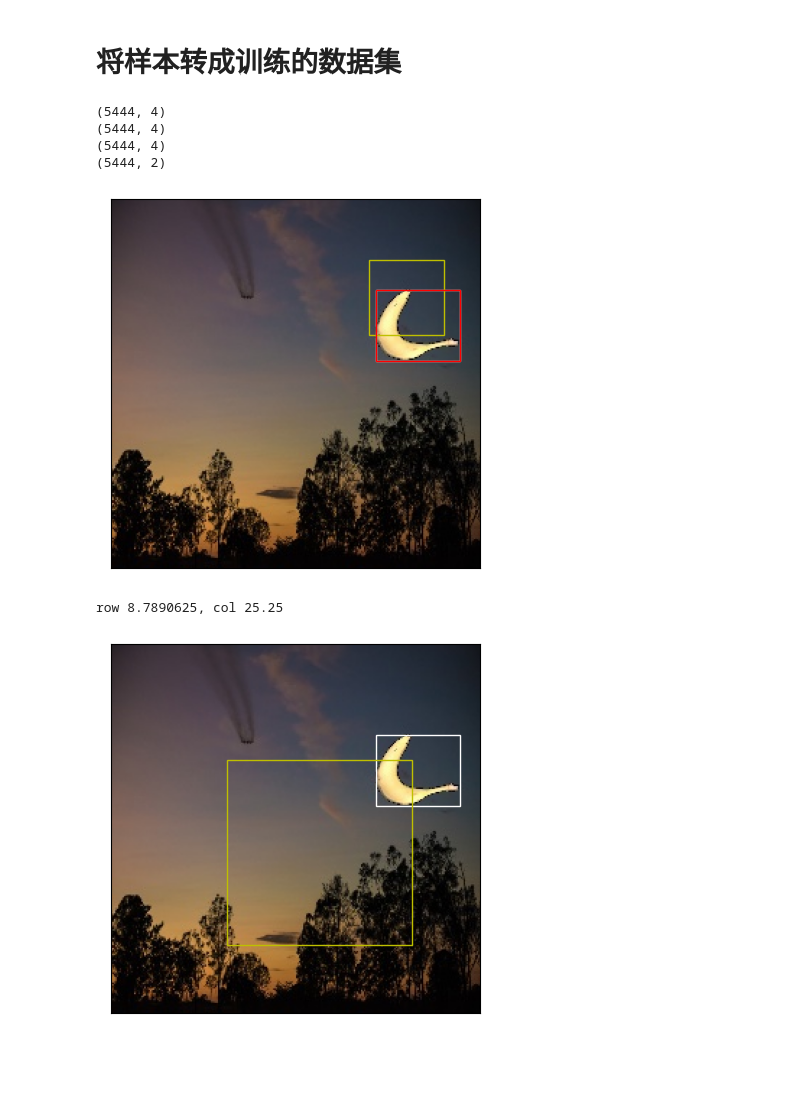
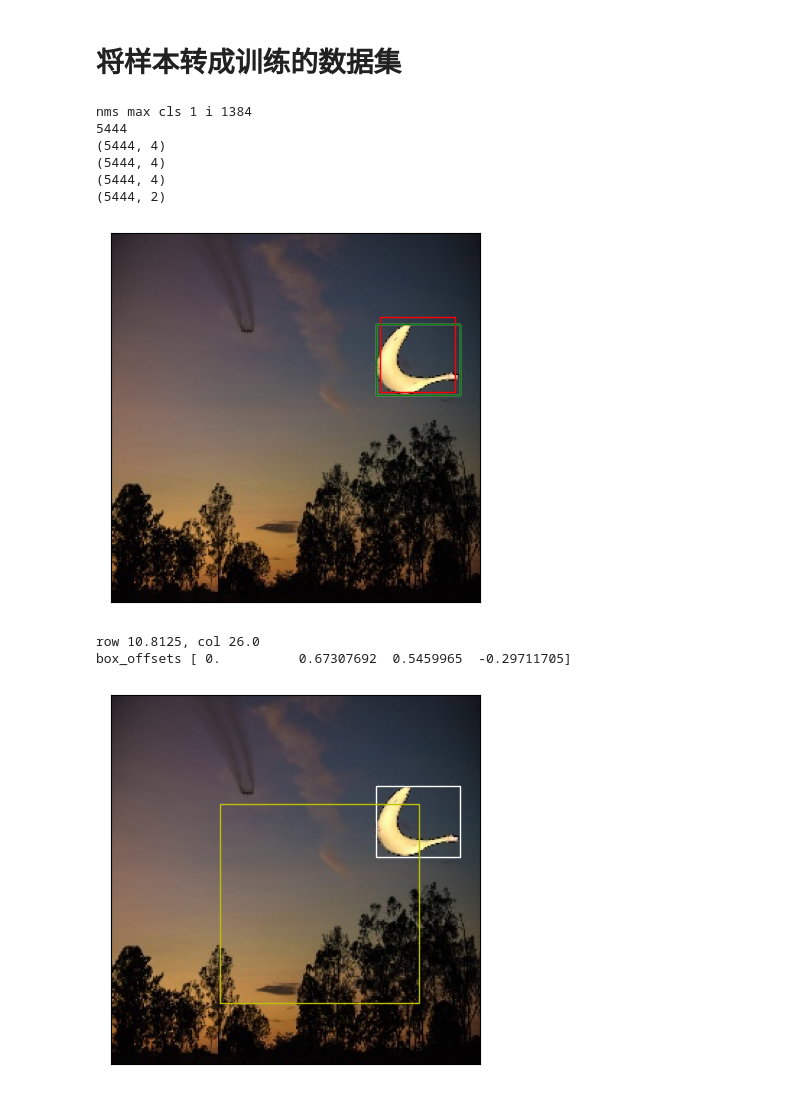
Before and after one commit to ghnjk/object_detect_ai, a Jupyter notebook: 目标检测锚框.ipynb, the cells around one changed output. Cells and saved outputs as stored; diff of their text form; code cells hidden in the pictures; blank space fills up the shorter version.

```diff
--- a/目标检测锚框.ipynb
+++ b/目标检测锚框.ipynb
@@ -112,7 +112,7 @@ anchors=DetectAnchorBoxGenerator().generate(height, width, 10, 10, 0.2, 1)
 anchors=[to_box(i) for i in np.array(anchors).reshape((-1, 4))]
 print(len(anchors))
 label_boxes=[to_box(label)]
-box_offsets, box_masks, class_labels=DetectAnchorBoxMatcher(0.1).match_label_boxes(anchors, label_boxes)
+box_offsets, box_masks, class_labels=DetectAnchorBoxMatcher(0.6).match_label_boxes(anchors, label_boxes)
 
 
 plt.figure()
@@ -172,66 +166,70 @@ layer_params=[
     {
         "h": 32,
         "w": 32,
-        "scales": [0.1, 0.2],
+        "scales": [0.2, 0.272],
         "aspect_ratios": [1, 0.5, 2]
     },
     {
         "h": 16,
         "w": 16,
-        "scales": [0.3, 0.4],
+        "scales": [0.37, 0.447],
         "aspect_ratios": [1, 0.5, 2]
     },
     {
         "h": 8,
         "w": 8,
-        "scales": [0.5, 0.6],
+        "scales": [0.54, 0.619],
         "aspect_ratios": [1, 0.5, 2]
     },
     {
         "h": 4,
         "w": 4,
-        "scales": [0.7, 0.8],
+        "scales": [0.71, 0.79],
         "aspect_ratios": [1, 0.5, 2]
     },
     {
         "h": 1,
         "w": 1,
-        "scales": [0.85, 0.95],
+        "scales": [0.88, 0.961],
         "aspect_ratios": [1, 0.5, 2]
     },
 ]
 anchors, box_offsets, box_masks, class_labels=gen_multi_layer_anchor_sample(height, width, label_boxes, layer_params)
+print(len(anchors))
 print(anchors.shape)
 print(box_offsets.shape)
 print(box_masks.shape)
 print(class_labels.shape)
 
 for i in range(len(anchors)):
     if np.sum(box_masks[i]) <= 0:
         continue
     plt.figure()
     d2l_banana_ds.draw_image(image, label)
     box=to_box(anchors[i])
-    box.draw("y")
+    box.draw("r")
     label_box=m.anchor_to_label_box(box, box_offsets[i])
-    label_box.draw("r")
+    label_box.draw("g")
     plt.show()
     idx = i / 4
     print(f"row {idx / 32}, col {idx % 32}")
-    break
+    print(f"box_offsets {box_offsets[i]}")
 row=4
 col=4
 idx=32 * 32 + 16 * 16 + row * 8 + col
 idx*=4
 plt.figure()
 d2l_banana_ds.draw_image(image, label)
 to_box(anchors[idx]).draw("y")
 plt.show()
 # %% [output]
+nms max cls 1 i 1384
+5444
 (5444, 4)
 (5444, 4)
 (5444, 4)
 (5444, 2)
-[figure, old version]
+[figure, new version]
-row 8.7890625, col 25.25
+row 10.8125, col 26.0
+box_offsets [ 0.          0.67307692  0.5459965  -0.29711705]
-[figure, old version]
+[figure, new version]
```
Also changed, not shown: parts of 2 cells of this notebook, 9 other files.
